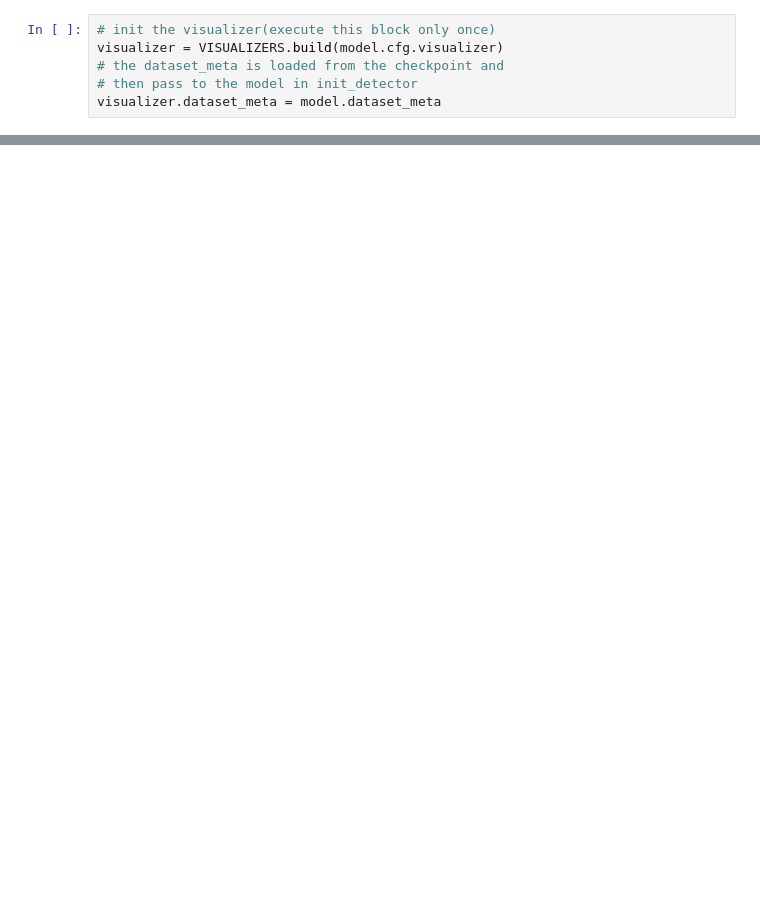
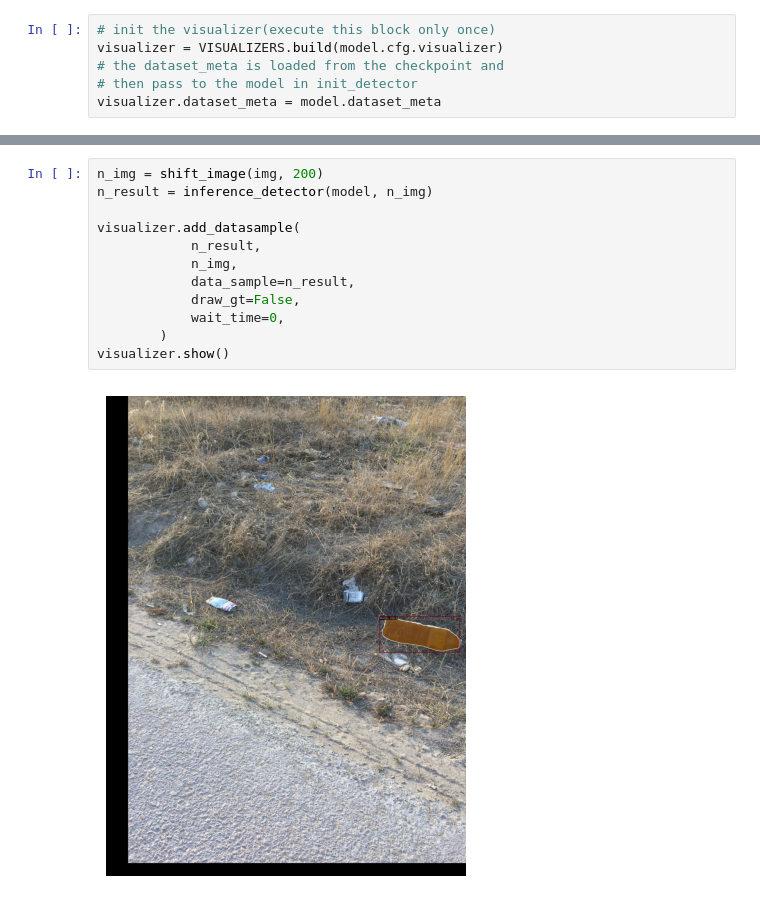
Before and after one commit to AnaBatinovic/mmdetection, a Jupyter notebook: demo/inference_demo.ipynb, the cells around one changed output, grey strips where cells are left out. Saved outputs shown, nothing was run; the diff lists cells and outputs as text; blank space fills up the shorter version.

```diff
--- a/demo/inference_demo.ipynb
+++ b/demo/inference_demo.ipynb
@@ -114,0 +155,14 @@ print(full_test_imgs)
+# %%
+n_img = shift_image(img, 200)
+n_result = inference_detector(model, n_img)
+
+visualizer.add_datasample(
+            n_result,
+            n_img,
+            data_sample=n_result,
+            draw_gt=False,
+            wait_time=0,
+        )
+visualizer.show()
+# %% [output]
+[figure, added]
```
Also changed, not shown: parts of 11 cells of this notebook, 6 other files.
